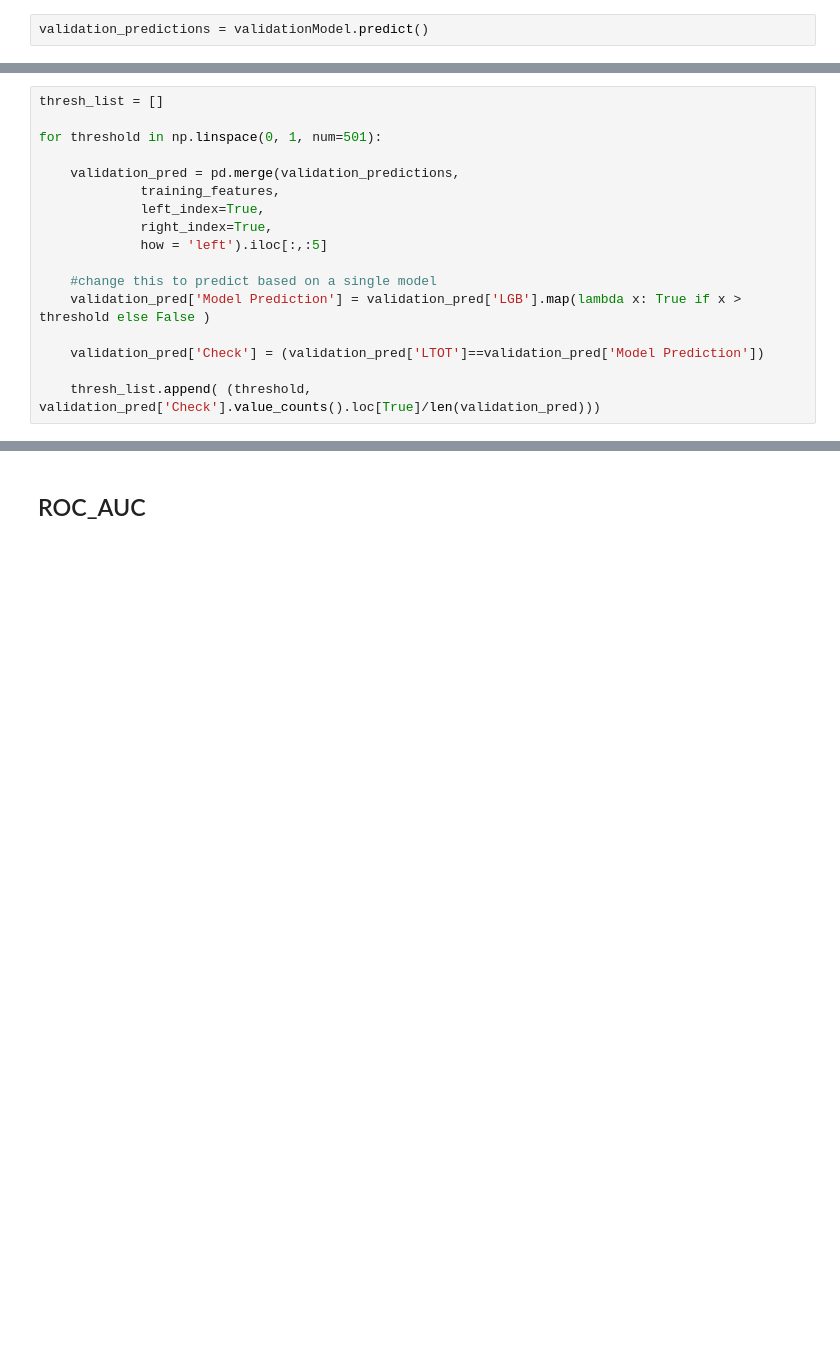
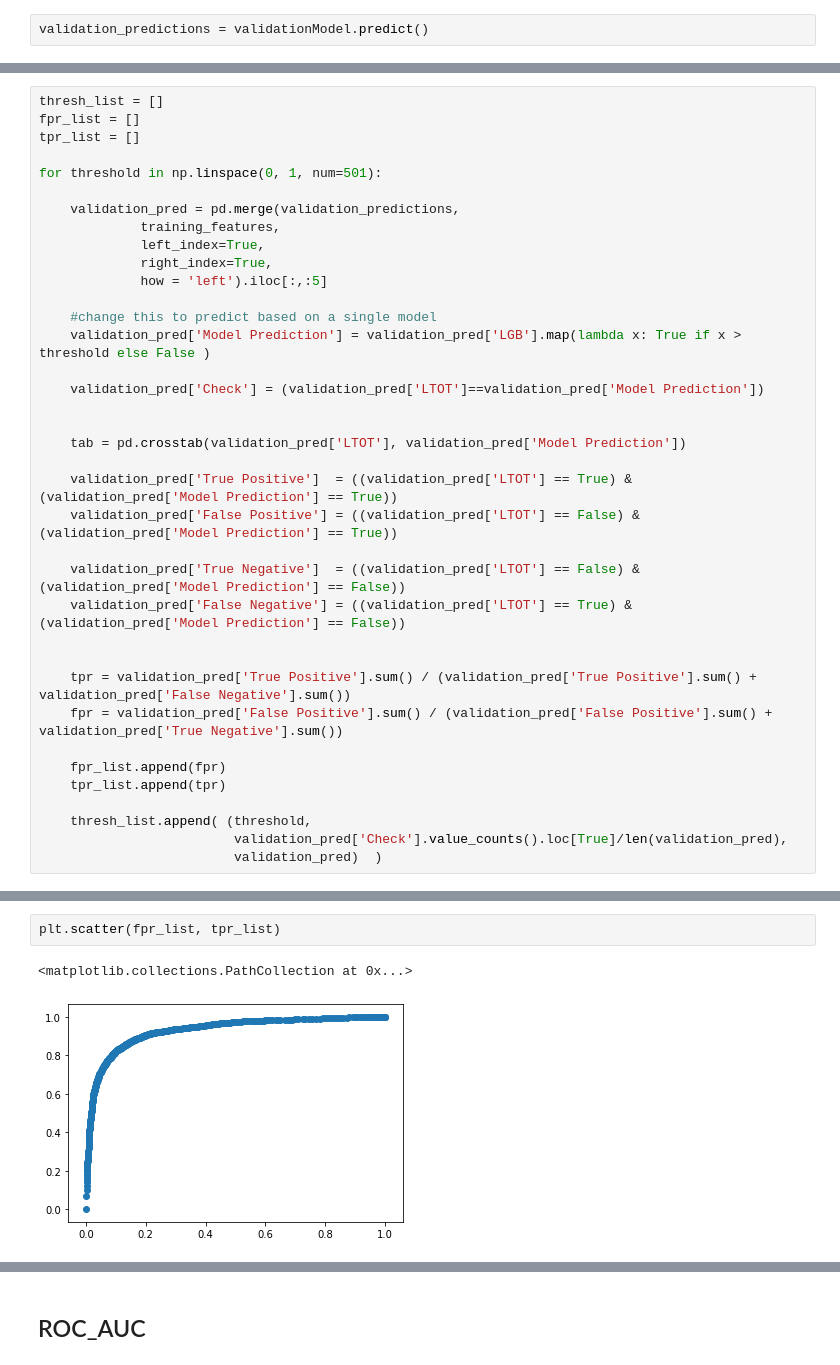
Before and after one commit to chenson2018/Humana-Mays-Competition, a Jupyter notebook: Final Model/Final Draft v4.ipynb, the cells around one changed output, grey strips where cells are left out. Drawn from its saved outputs; the diff is of its cells as text; blank space fills up the shorter version.

Commit message:
ROC plot

```diff
--- a/Final Model/Final Draft v4.ipynb
+++ b/Final Model/Final Draft v4.ipynb
@@ -327,6 +327,8 @@ validation_predictions
 4522 rows × 4 columns
 # %%
 thresh_list = []
+fpr_list = []
+tpr_list = []
 
 for threshold in np.linspace(0, 1, num=501):
 
@@ -341,7 +343,25 @@ for threshold in np.linspace(0, 1, num=501):
 
     validation_pred['Check'] = (validation_pred['LTOT']==validation_pred['Model Prediction'])
 
-    thresh_list.append( (threshold, validation_pred['Check'].value_counts().loc[True]/len(validation_pred)))
+
+    tab = pd.crosstab(validation_pred['LTOT'], validation_pred['Model Prediction'])
+
+    validation_pred['True Positive']  = ((validation_pred['LTOT'] == True) & (validation_pred['Model Prediction'] == True))
+    validation_pred['False Positive'] = ((validation_pred['LTOT'] == False) & (validation_pred['Model Prediction'] == True))
+
+    validation_pred['True Negative']  = ((validation_pred['LTOT'] == False) & (validation_pred['Model Prediction'] == False))
+    validation_pred['False Negative'] = ((validation_pred['LTOT'] == True) & (validation_pred['Model Prediction'] == False))
+
+
+    tpr = validation_pred['True Positive'].sum() / (validation_pred['True Positive'].sum() + validation_pred['False Negative'].sum())
+    fpr = validation_pred['False Positive'].sum() / (validation_pred['False Positive'].sum() + validation_pred['True Negative'].sum())
+
+    fpr_list.append(fpr)
+    tpr_list.append(tpr)
+
+    thresh_list.append( (threshold,
+                         validation_pred['Check'].value_counts().loc[True]/len(validation_pred),
+                         validation_pred)  )
 # %%
 from operator import itemgetter
 
@@ -350,0 +373,5 @@ max(thresh_list, key=itemgetter(1))
+# %%
+plt.scatter(fpr_list, tpr_list)
+# %% [output]
+<matplotlib.collections.PathCollection at 0x...>
+[figure, added]
```
Also changed, not shown: parts of 6 cells of this notebook, 1 other file.
